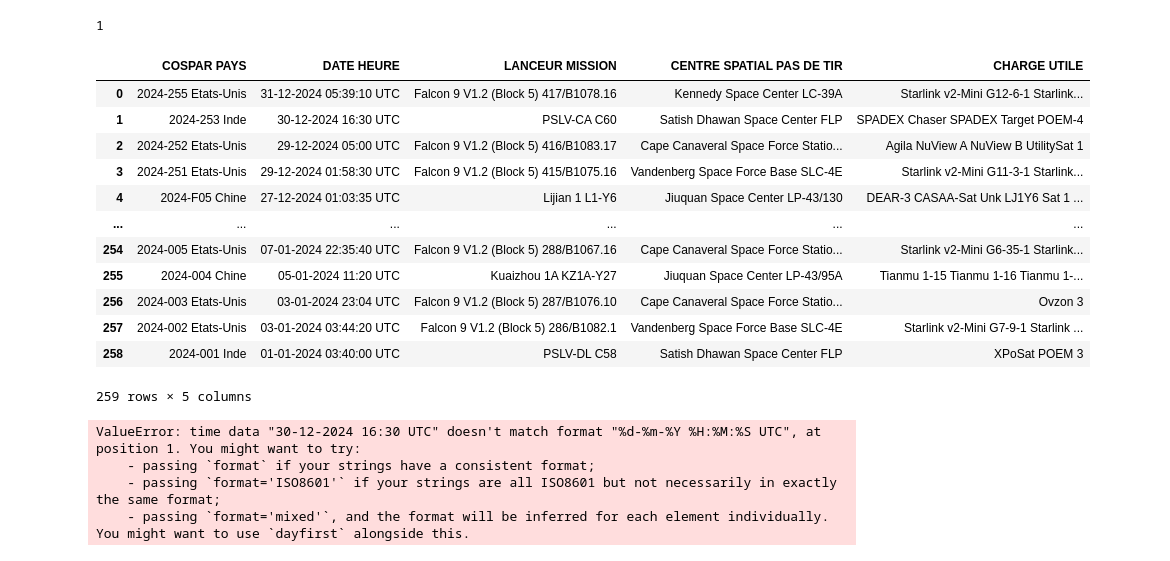
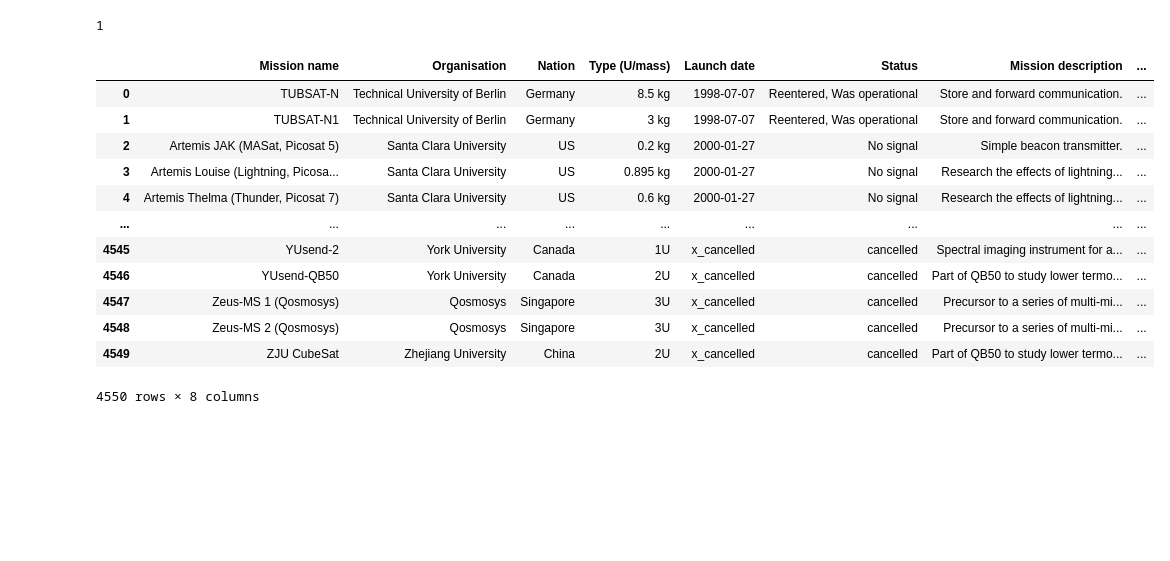
Before and after one commit to Dereckt374/utils, a Jupyter notebook: tools/WEB/Read_Wiki.ipynb, the cells around one changed output. Cells and saved outputs as stored; diff of their text form; code cells hidden in the pictures; blank space fills up the shorter version.

```diff
--- a/tools/WEB/Read_Wiki.ipynb
+++ b/tools/WEB/Read_Wiki.ipynb
@@ -5,7 +6,7 @@ import warnings
 warnings.filterwarnings('ignore')
 import pandas as pd
 # %%
-link = 'https://destination-orbite.net/astronautique/lancements/recapitulatif/lancements-orbitaux-2024'
+link = 'https://www.nanosats.eu/database'
 # %%
 data=pd.read_html(link)
 # %%
@@ -14,26 +15,3 @@ len(data)
 1
 # %%
 df = data[0]
-# %%
-df['LANCEUR MISSION'].str
-# %% [output]
-|  | COSPAR PAYS | DATE HEURE | LANCEUR MISSION | CENTRE SPATIAL PAS DE TIR | CHARGE UTILE |
-| 0 | 2024-255 Etats-Unis | 31-12-2024 05:39:10 UTC | Falcon 9 V1.2 (Block 5) 417/B1078.16 | Kennedy Space Center LC-39A | Starlink v2-Mini G12-6-1 Starlink... |
-| 1 | 2024-253 Inde | 30-12-2024 16:30 UTC | PSLV-CA C60 | Satish Dhawan Space Center FLP | SPADEX Chaser SPADEX Target POEM-4 |
-| 2 | 2024-252 Etats-Unis | 29-12-2024 05:00 UTC | Falcon 9 V1.2 (Block 5) 416/B1083.17 | Cape Canaveral Space Force Statio... | Agila NuView A NuView B UtilitySat 1 |
-| 3 | 2024-251 Etats-Unis | 29-12-2024 01:58:30 UTC | Falcon 9 V1.2 (Block 5) 415/B1075.16 | Vandenberg Space Force Base SLC-4E | Starlink v2-Mini G11-3-1 Starlink... |
-| 4 | 2024-F05 Chine | 27-12-2024 01:03:35 UTC | Lijian 1 L1-Y6 | Jiuquan Space Center LP-43/130 | DEAR-3 CASAA-Sat Unk LJ1Y6 Sat 1 ... |
-| ... | ... | ... | ... | ... | ... |
-| 254 | 2024-005 Etats-Unis | 07-01-2024 22:35:40 UTC | Falcon 9 V1.2 (Block 5) 288/B1067.16 | Cape Canaveral Space Force Statio... | Starlink v2-Mini G6-35-1 Starlink... |
-| 255 | 2024-004 Chine | 05-01-2024 11:20 UTC | Kuaizhou 1A KZ1A-Y27 | Jiuquan Space Center LP-43/95A | Tianmu 1-15 Tianmu 1-16 Tianmu 1-... |
-| 256 | 2024-003 Etats-Unis | 03-01-2024 23:04 UTC | Falcon 9 V1.2 (Block 5) 287/B1076.10 | Cape Canaveral Space Force Statio... | Ovzon 3 |
-| 257 | 2024-002 Etats-Unis | 03-01-2024 03:44:20 UTC | Falcon 9 V1.2 (Block 5) 286/B1082.1 | Vandenberg Space Force Base SLC-4E | Starlink v2-Mini G7-9-1 Starlink ... |
-| 258 | 2024-001 Inde | 01-01-2024 03:40:00 UTC | PSLV-DL C58 | Satish Dhawan Space Center FLP | XPoSat POEM 3 |
-259 rows × 5 columns
-# %%
-pd.to_datetime(df['DATE HEURE'], format="%d-%m-%Y %H:%M:%S UTC")
-# %% [output]
-ValueError: time data "30-12-2024 16:30 UTC" doesn't match format "%d-%m-%Y %H:%M:%S UTC", at position 1. You might want to try:
-    - passing `format` if your strings have a consistent format;
-    - passing `format='ISO8601'` if your strings are all ISO8601 but not necessarily in exactly the same format;
-    - passing `format='mixed'`, and the format will be inferred for each element individually. You might want to use `dayfirst` alongside this.
@@ -39,0 +20,16 @@ ValueError: time data "30-12-2024 16:30 UTC" doesn't match format "%d-%m-%Y %H:%
+# %%
+df
+# %% [output]
+|  | Mission name | Organisation | Nation | Type (U/mass) | Launch date | Status | Mission description | ... |
+| 0 | TUBSAT-N | Technical University of Berlin | Germany | 8.5 kg | 1998-07-07 | Reentered, Was operational | Store and forward communication. | ... |
+| 1 | TUBSAT-N1 | Technical University of Berlin | Germany | 3 kg | 1998-07-07 | Reentered, Was operational | Store and forward communication. | ... |
+| 2 | Artemis JAK (MASat, Picosat 5) | Santa Clara University | US | 0.2 kg | 2000-01-27 | No signal | Simple beacon transmitter. | ... |
+| 3 | Artemis Louise (Lightning, Picosa... | Santa Clara University | US | 0.895 kg | 2000-01-27 | No signal | Research the effects of lightning... | ... |
+| 4 | Artemis Thelma (Thunder, Picosat 7) | Santa Clara University | US | 0.6 kg | 2000-01-27 | No signal | Research the effects of lightning... | ... |
+| ... | ... | ... | ... | ... | ... | ... | ... | ... |
+| 4545 | YUsend-2 | York University | Canada | 1U | x_cancelled | cancelled | Spectral imaging instrument for a... | ... |
+| 4546 | YUsend-QB50 | York University | Canada | 2U | x_cancelled | cancelled | Part of QB50 to study lower termo... | ... |
+| 4547 | Zeus-MS 1 (Qosmosys) | Qosmosys | Singapore | 3U | x_cancelled | cancelled | Precursor to a series of multi-mi... | ... |
+| 4548 | Zeus-MS 2 (Qosmosys) | Qosmosys | Singapore | 3U | x_cancelled | cancelled | Precursor to a series of multi-mi... | ... |
+| 4549 | ZJU CubeSat | Zhejiang University | China | 2U | x_cancelled | cancelled | Part of QB50 to study lower termo... | ... |
+4550 rows × 8 columns
```
Also changed, not shown: parts of 2 cells of this notebook, 11 other files.
